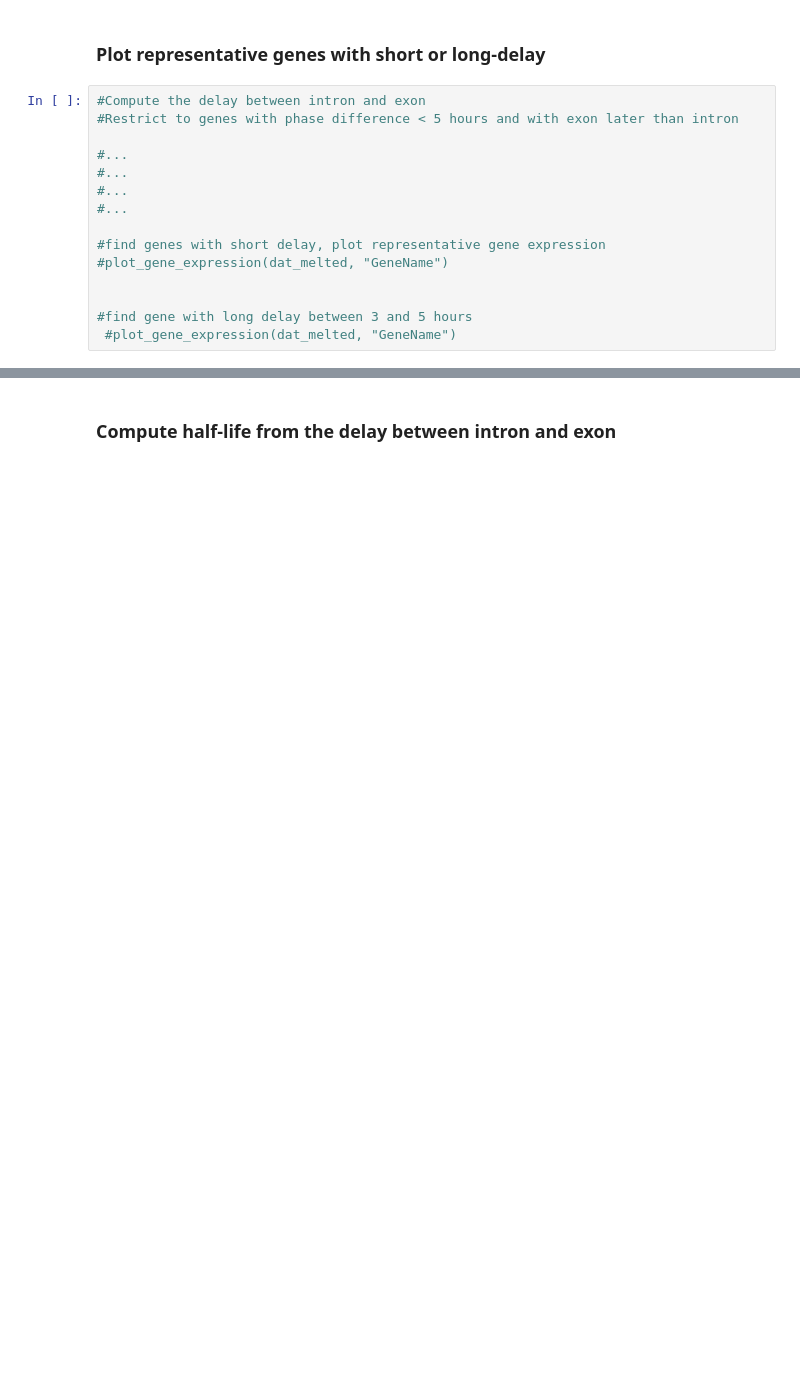
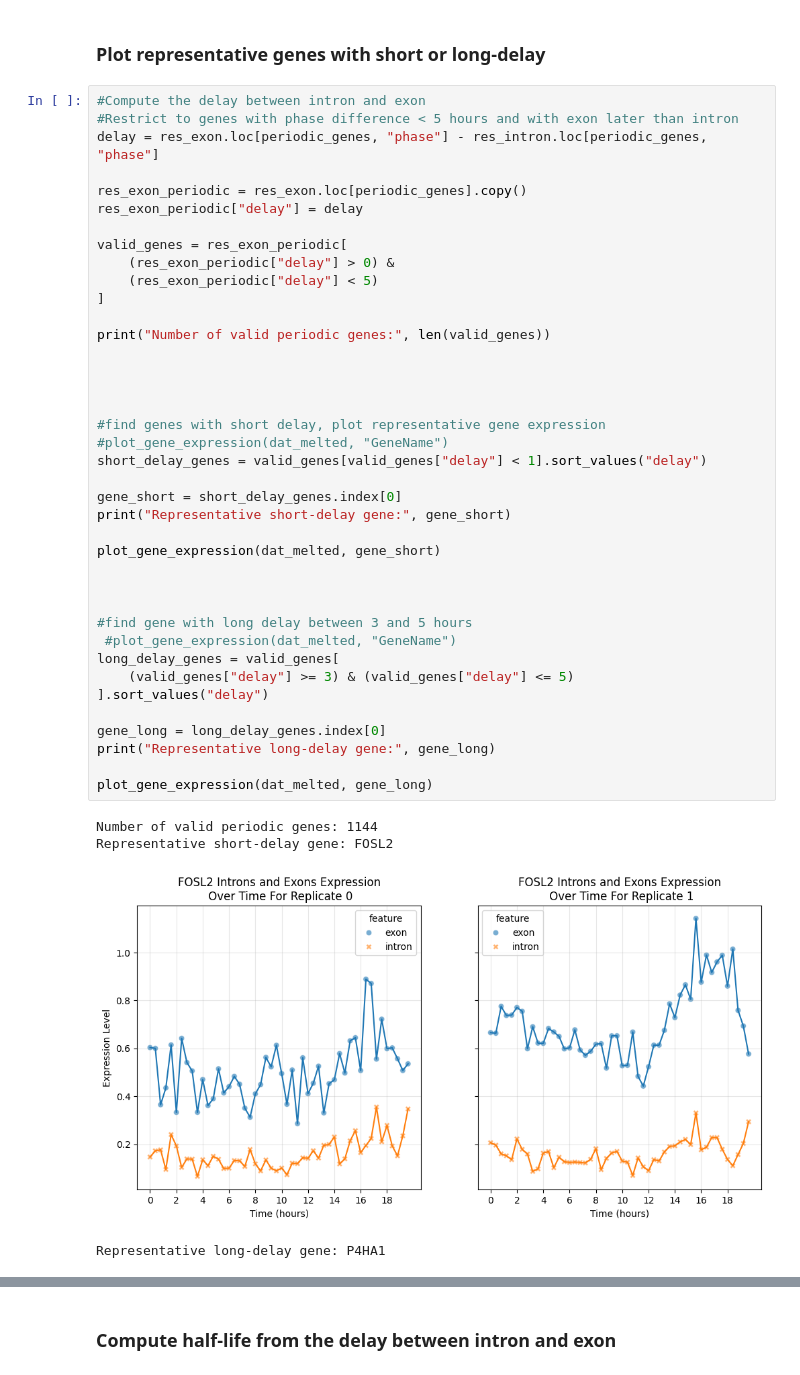
Before and after one commit to NicolasDugave/G2F-ex3, a Jupyter notebook: Exercise_Week10_11_B_Exercises.ipynb, the cells around one changed output, grey strips where cells are left out. Drawn from its saved outputs; the diff is of its cells as text; blank space fills up the shorter version.

```diff
--- a/Exercise_Week10_11_B_Exercises.ipynb
+++ b/Exercise_Week10_11_B_Exercises.ipynb
@@ -432,15 +497,44 @@ results_exon = fit_harmo(dat_exon_fit, time, T)
 # %%
 #Compute the delay between intron and exon
 #Restrict to genes with phase difference < 5 hours and with exon later than intron
+delay = res_exon.loc[periodic_genes, "phase"] - res_intron.loc[periodic_genes, "phase"]
 
-#...
-#...
-#...
-#...
+res_exon_periodic = res_exon.loc[periodic_genes].copy()
+res_exon_periodic["delay"] = delay
+
+valid_genes = res_exon_periodic[
+    (res_exon_periodic["delay"] > 0) &
+    (res_exon_periodic["delay"] < 5)
+]
+
+print("Number of valid periodic genes:", len(valid_genes))
+
+
+
 
 #find genes with short delay, plot representative gene expression
 #plot_gene_expression(dat_melted, "GeneName")
+short_delay_genes = valid_genes[valid_genes["delay"] < 1].sort_values("delay")
+
+gene_short = short_delay_genes.index[0]
+print("Representative short-delay gene:", gene_short)
+
+plot_gene_expression(dat_melted, gene_short)
+
 
 
 #find gene with long delay between 3 and 5 hours
  #plot_gene_expression(dat_melted, "GeneName")
+long_delay_genes = valid_genes[
+    (valid_genes["delay"] >= 3) & (valid_genes["delay"] <= 5)
+].sort_values("delay")
+
+gene_long = long_delay_genes.index[0]
+print("Representative long-delay gene:", gene_long)
+
+plot_gene_expression(dat_melted, gene_long)
+# %% [output]
+Number of valid periodic genes: 1144
+Representative short-delay gene: FOSL2
+[figure, added]
+Representative long-delay gene: P4HA1
```
Also changed, not shown: parts of 7 cells of this notebook.
